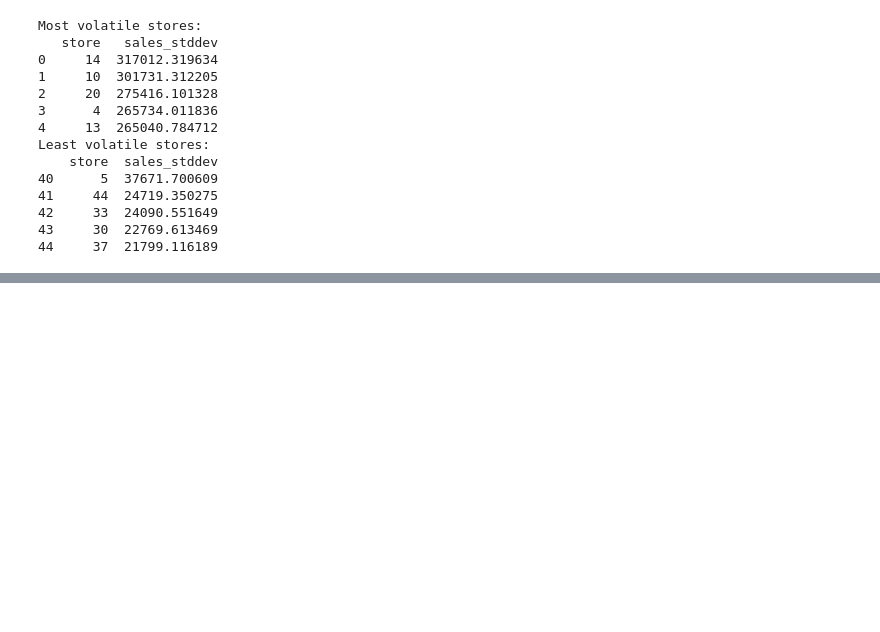
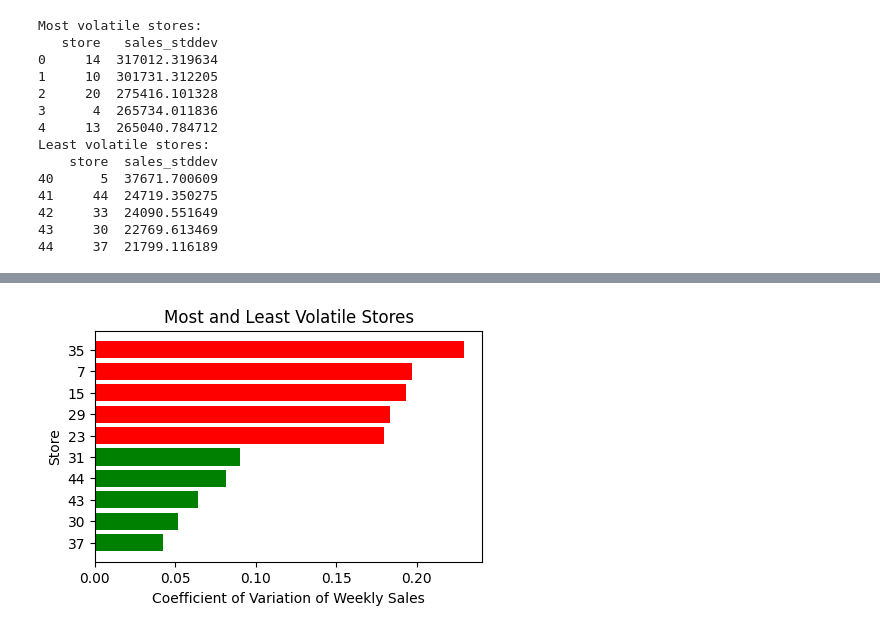
Before and after one commit to AaronVillegas5/walmart_data_analysis, a Jupyter notebook: notebooks/walmart_data_analysis.ipynb, the cells around one changed output, grey strips where cells are left out. Saved outputs shown, nothing was run; the diff lists cells and outputs as text; code cells hidden in the pictures; blank space fills up the shorter version.

```diff
--- a/notebooks/walmart_data_analysis.ipynb
+++ b/notebooks/walmart_data_analysis.ipynb
@@ -271,0 +274,31 @@ plt.show()
+# %%
+query7 = """
+SELECT
+    store,
+    STDDEV(weekly_sales) / AVG(weekly_sales) AS sales_cv
+FROM sales
+GROUP BY store
+ORDER BY sales_CV DESC;
+"""
+df_result7 = load_postgres(query7, engine_url)
+# %%
+# Sort by CV
+df_sorted = df_result7.sort_values('sales_cv', ascending=False)
+
+# Pick top 5 most volatile and bottom 5 least volatile
+top_5 = df_sorted.head(5)
+bottom_5 = df_sorted.tail(5)
+
+# Combine for plotting
+df_plot = pd.concat([top_5, bottom_5])
+
+# Create a horizontal bar chart
+plt.figure(figsize=(5,3))
+plt.barh(df_plot['store'].astype(str), df_plot['sales_cv'], color=['red']*5 + ['green']*5)
+plt.xlabel('Coefficient of Variation of Weekly Sales')
+plt.ylabel('Store')
+plt.title('Most and Least Volatile Stores')
+plt.gca().invert_yaxis()  # optional: largest value on top
+plt.show()
+# %% [output]
+[figure, added]
```
Also changed, not shown: parts of 3 cells of this notebook.
